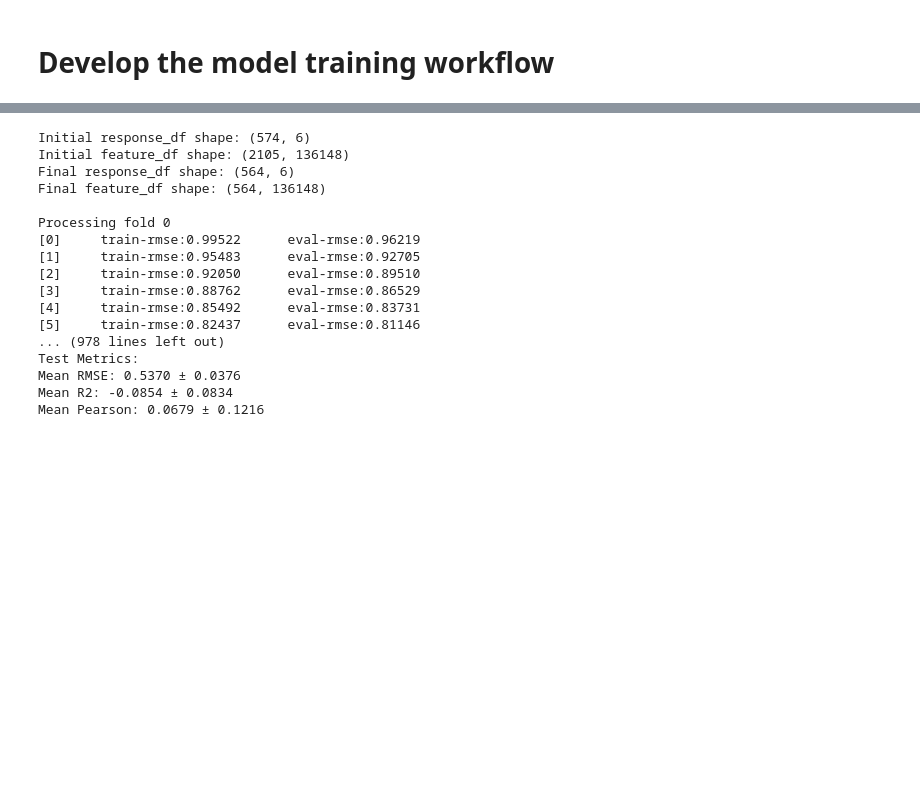
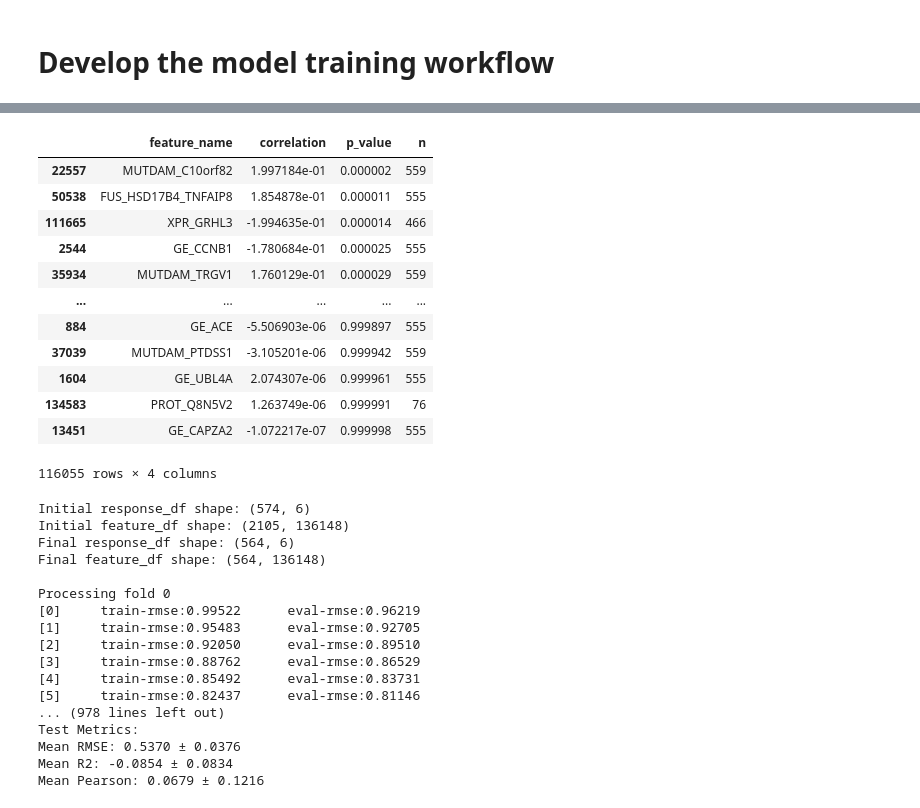
Before and after one commit to corsellolab/refract, a Jupyter notebook: notebooks/20250525_manuscript_prep/3_dev_trainers.ipynb, the cells around one changed output, grey strips where cells are left out. Drawn from its saved outputs; the diff is of its cells as text; code cells hidden in the pictures; blank space fills up the shorter version.

```diff
--- a/notebooks/20250525_manuscript_prep/3_dev_trainers.ipynb
+++ b/notebooks/20250525_manuscript_prep/3_dev_trainers.ipynb
@@ -28,3 +30,21 @@ response_df, feature_df = intersect_depmap_ids(response_df, feature_df)
+# %%
+pearson_corr = get_pearson_correlations(response_df, feature_df)
+# %%
+pearson_corr.sort_values("p_value")
+# %% [output]
+|  | feature_name | correlation | p_value | n |
+| 22557 | MUTDAM_C10orf82 | 1.997184e-01 | 0.000002 | 559 |
+| 50538 | FUS_HSD17B4_TNFAIP8 | 1.854878e-01 | 0.000011 | 555 |
+| 111665 | XPR_GRHL3 | -1.994635e-01 | 0.000014 | 466 |
+| 2544 | GE_CCNB1 | -1.780684e-01 | 0.000025 | 555 |
+| 35934 | MUTDAM_TRGV1 | 1.760129e-01 | 0.000029 | 559 |
+| ... | ... | ... | ... | ... |
+| 884 | GE_ACE | -5.506903e-06 | 0.999897 | 555 |
+| 37039 | MUTDAM_PTDSS1 | -3.105201e-06 | 0.999942 | 559 |
+| 1604 | GE_UBL4A | 2.074307e-06 | 0.999961 | 555 |
+| 134583 | PROT_Q8N5V2 | 1.263749e-06 | 0.999991 | 76 |
+| 13451 | GE_CAPZA2 | -1.072217e-07 | 0.999998 | 555 |
+116055 rows × 4 columns
 # %%
 trainer = XGBoostTrainer(
         output_dir="./results",
```
Also changed, not shown: parts of 2 cells of this notebook, 13 other files.
